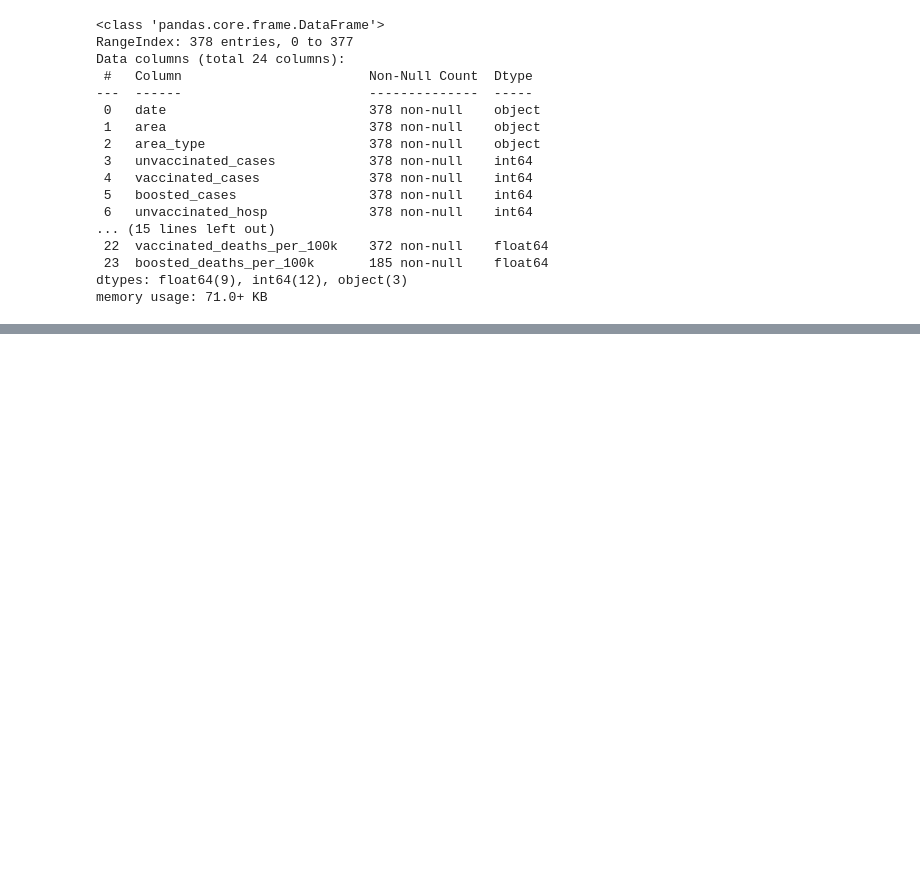
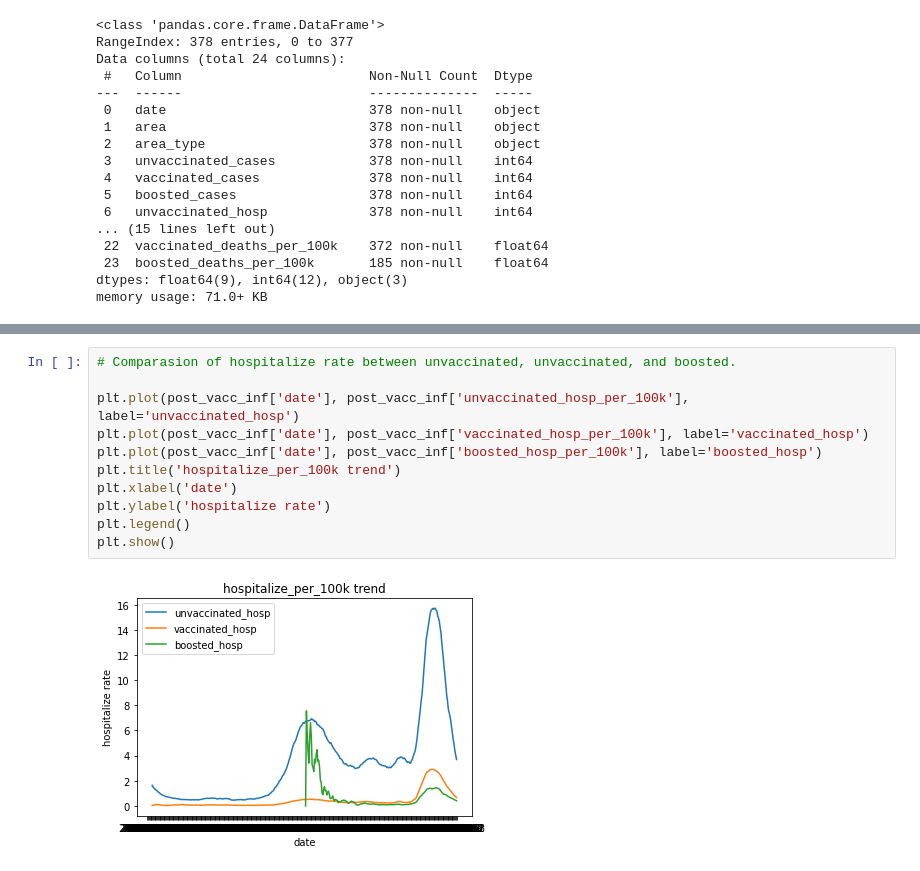
Before and after one commit to RunfengJiang/CMPE-255_Project_Team8, a Jupyter notebook: scripts/Post-Vaccination_Infection_Data_Analysis.ipynb, the cells around one changed output, grey strips where cells are left out. Drawn from its saved outputs; the diff is of its cells as text; blank space fills up the shorter version.

```diff
--- a/scripts/Post-Vaccination_Infection_Data_Analysis.ipynb
+++ b/scripts/Post-Vaccination_Infection_Data_Analysis.ipynb
@@ -114,0 +128,13 @@ Name: date, dtype: object
+# %%
+# Comparasion of hospitalize rate between unvaccinated, unvaccinated, and boosted.
+
+plt.plot(post_vacc_inf['date'], post_vacc_inf['unvaccinated_hosp_per_100k'], label='unvaccinated_hosp')
+plt.plot(post_vacc_inf['date'], post_vacc_inf['vaccinated_hosp_per_100k'], label='vaccinated_hosp')
+plt.plot(post_vacc_inf['date'], post_vacc_inf['boosted_hosp_per_100k'], label='boosted_hosp')
+plt.title('hospitalize_per_100k trend')
+plt.xlabel('date')
+plt.ylabel('hospitalize rate')
+plt.legend()
+plt.show()
+# %% [output]
+[figure, added]
```
Also changed, not shown: parts of 3 cells of this notebook.
